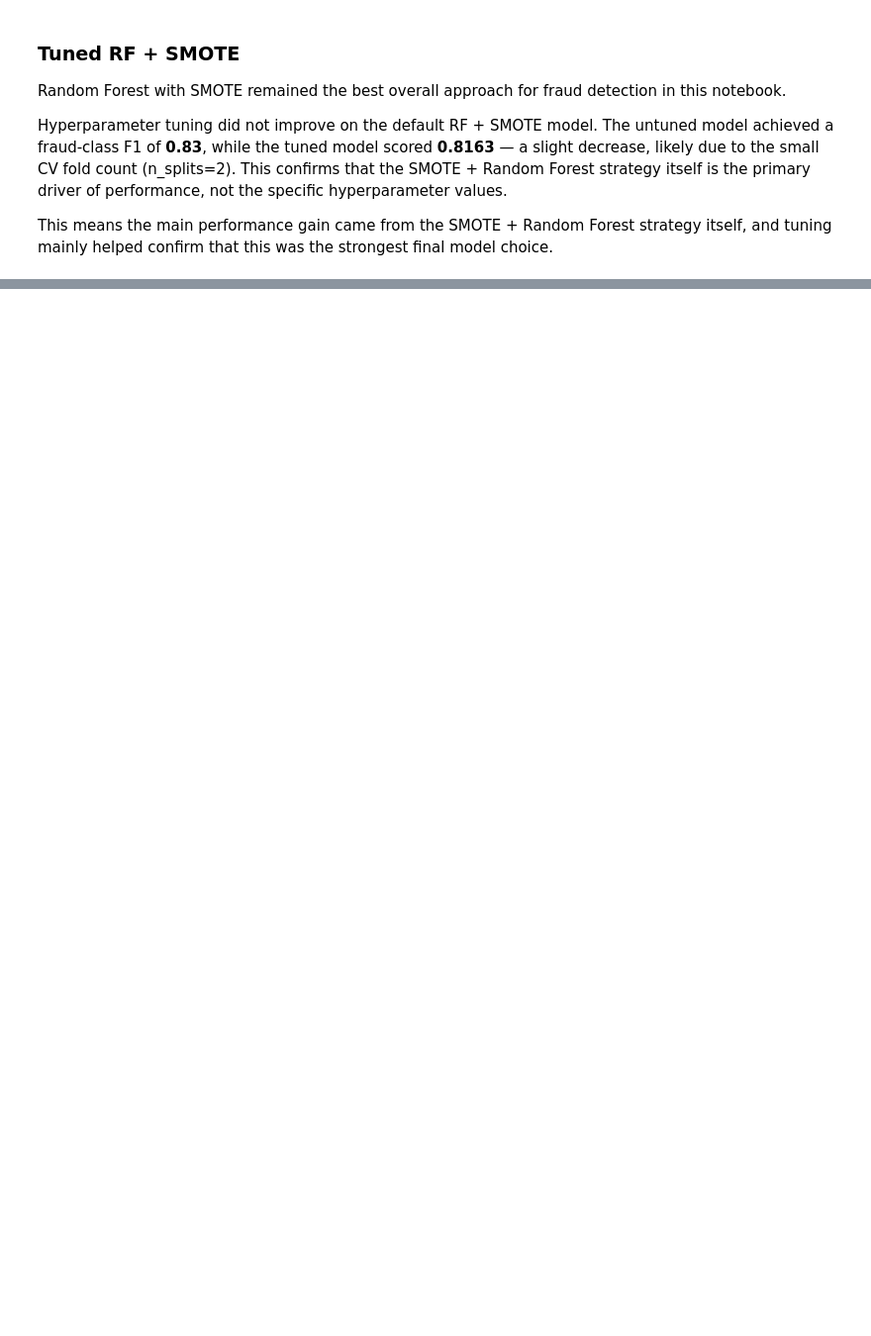
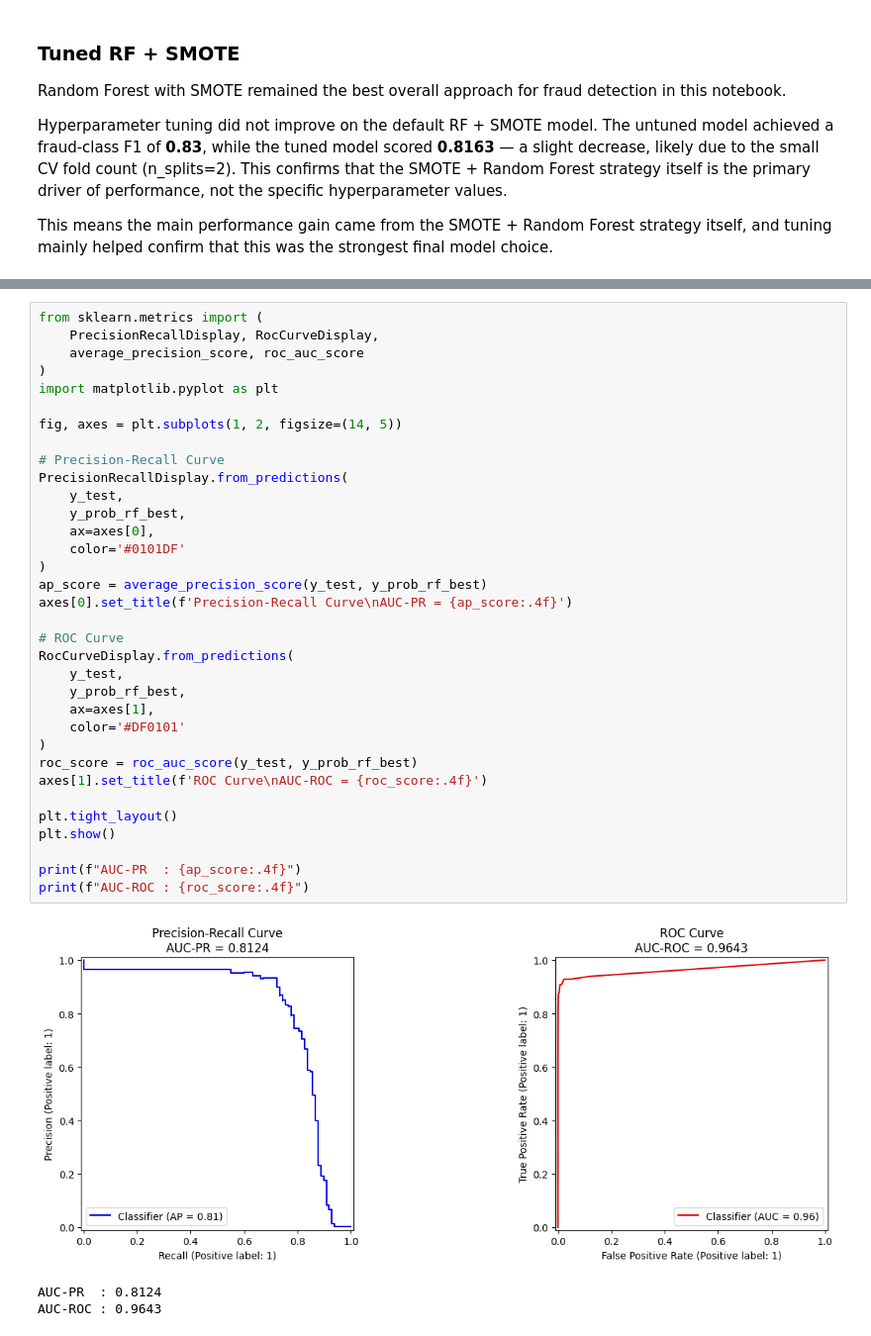
Before and after one commit to mpaturi/portfolio-projects, a Jupyter notebook: ML/Credit-Fraud/notebooks/creditcardfraud.ipynb, the cells around one changed output, grey strips where cells are left out. Shown at 99% size. Saved outputs shown, nothing was run; the diff lists cells and outputs as text; blank space fills up the shorter version.

```diff
--- a/ML/Credit-Fraud/notebooks/creditcardfraud.ipynb
+++ b/ML/Credit-Fraud/notebooks/creditcardfraud.ipynb
@@ -744,0 +906,38 @@ This means the main performance gain came from the SMOTE + Random Forest strateg
+# %%
+from sklearn.metrics import (
+    PrecisionRecallDisplay, RocCurveDisplay,
+    average_precision_score, roc_auc_score
+)
+import matplotlib.pyplot as plt
+
+fig, axes = plt.subplots(1, 2, figsize=(14, 5))
+
+# Precision-Recall Curve
+PrecisionRecallDisplay.from_predictions(
+    y_test,
+    y_prob_rf_best,
+    ax=axes[0],
+    color='#0101DF'
+)
+ap_score = average_precision_score(y_test, y_prob_rf_best)
+axes[0].set_title(f'Precision-Recall Curve\nAUC-PR = {ap_score:.4f}')
+
+# ROC Curve
+RocCurveDisplay.from_predictions(
+    y_test,
+    y_prob_rf_best,
+    ax=axes[1],
+    color='#DF0101'
+)
+roc_score = roc_auc_score(y_test, y_prob_rf_best)
+axes[1].set_title(f'ROC Curve\nAUC-ROC = {roc_score:.4f}')
+
+plt.tight_layout()
+plt.show()
+
+print(f"AUC-PR  : {ap_score:.4f}")
+print(f"AUC-ROC : {roc_score:.4f}")
+# %% [output]
+[figure, added]
+AUC-PR  : 0.8124
+AUC-ROC : 0.9643
```
Also changed, not shown: parts of 38 cells of this notebook, 1 other file.
